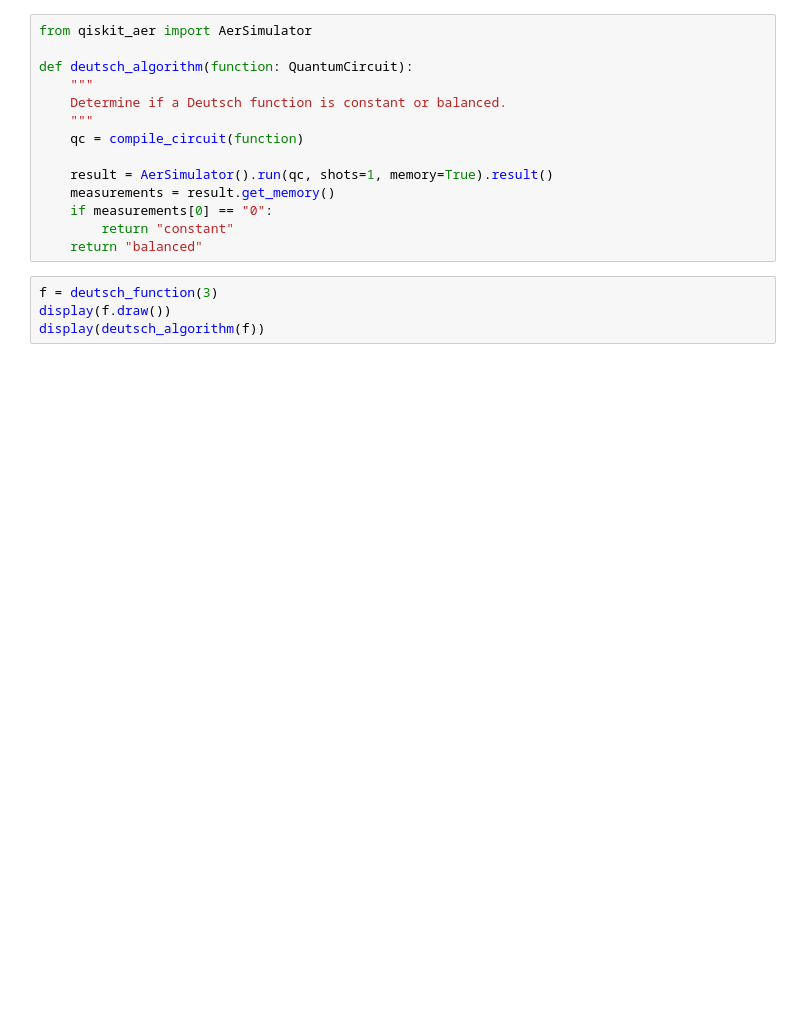
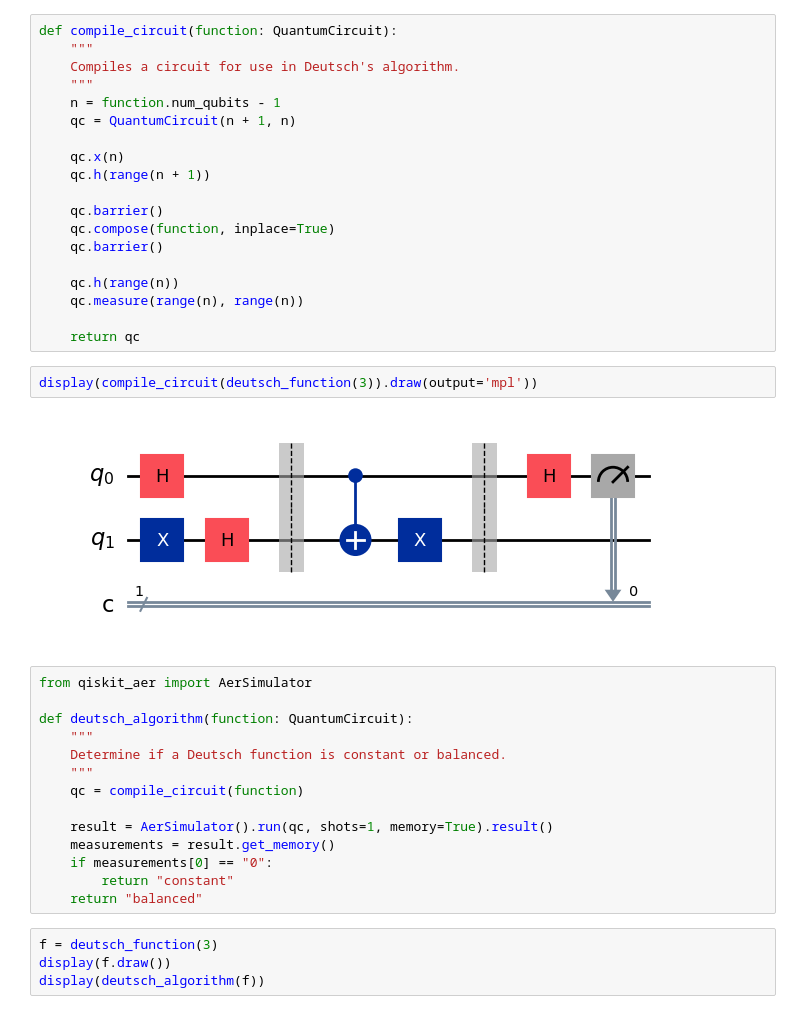
Before and after one commit to Sowmya-2348562/Quantum-Computing, a Jupyter notebook: 2348562_QC_Lab7.ipynb, the cells around one changed output. Cells and saved outputs as stored; diff of their text form; blank space fills up the shorter version.

```diff
--- a/2348562_QC_Lab7.ipynb
+++ b/2348562_QC_Lab7.ipynb
@@ -3,3 +85,26 @@
+# %%
+def compile_circuit(function: QuantumCircuit):
+    """
+    Compiles a circuit for use in Deutsch's algorithm.
+    """
+    n = function.num_qubits - 1
+    qc = QuantumCircuit(n + 1, n)
+
+    qc.x(n)
+    qc.h(range(n + 1))
+
+    qc.barrier()
+    qc.compose(function, inplace=True)
+    qc.barrier()
+
+    qc.h(range(n))
+    qc.measure(range(n), range(n))
+
+    return qc
+# %%
+display(compile_circuit(deutsch_function(3)).draw(output='mpl'))
+# %% [output]
+[figure, added]
 # %%
 from qiskit_aer import AerSimulator
 
```
Also changed, not shown: parts of 5 cells of this notebook.
